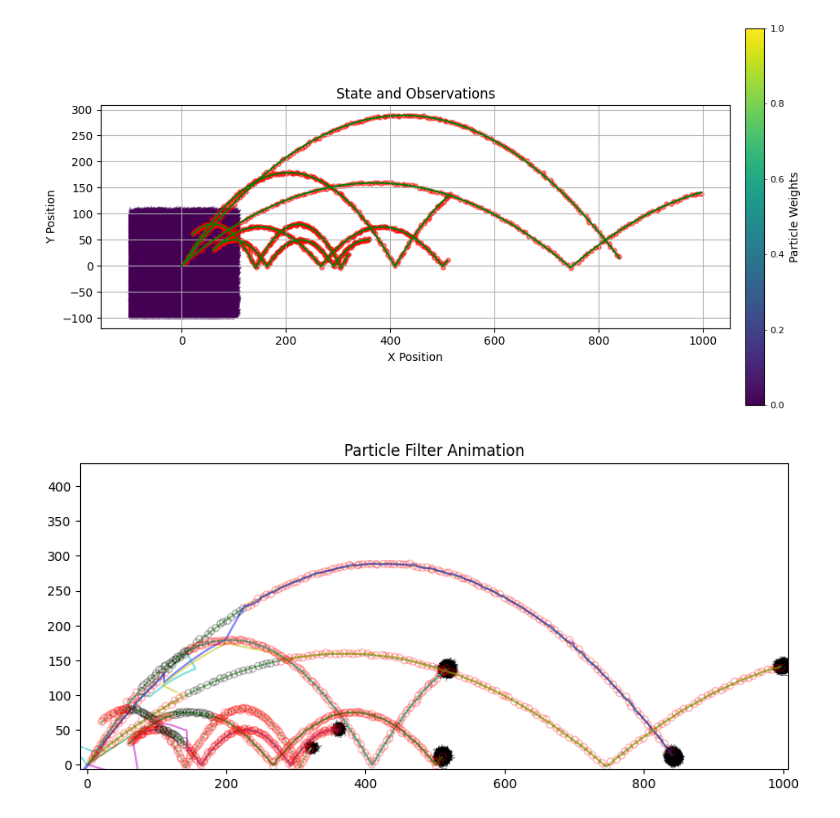
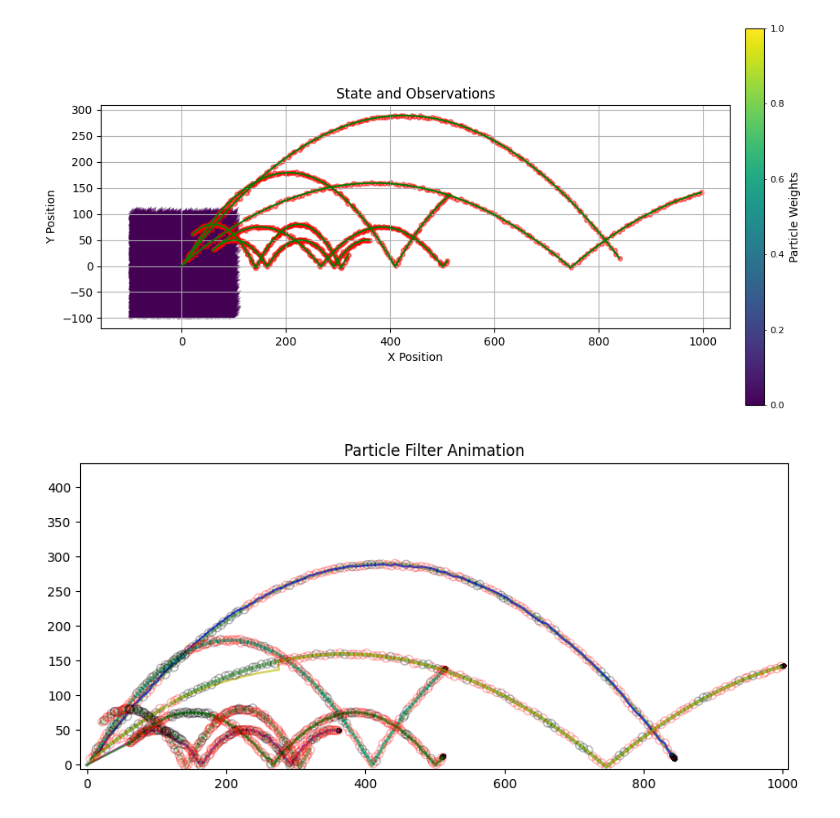
Before and after one commit to Horizon-42/particle_filter, a Jupyter notebook: run_partickle_filter.ipynb, the cells around one changed output. Cells and saved outputs as stored; diff of their text form; code cells hidden in the pictures.

```diff
--- a/run_partickle_filter.ipynb
+++ b/run_partickle_filter.ipynb
@@ -17,6 +17,7 @@ from ball_throwing_simulator import BallThrowingSimulator
 # Set ballnum and delta_t for transition
 ball_num = 6
 delta_t = 0.1
+particles_num = 20000
 # %%
 ## Set Observation Model
 ## create observ model for simulating and particle filter
@@ -64,7 +65,7 @@ $$V_x, V_y \in [0, 50]$$
 # %%
 from partickle_filter import ParticleFilter
 from transition_models import TransitionType
-pf = ParticleFilter(delta_t, 100000, 1,TransitionType.Normal, observ_model, pos_range=[-100, 100], speed_range=[0, 80])
+pf = ParticleFilter(delta_t, particles_num, 1,TransitionType.Normal, observ_model, pos_range=[-100, 100], speed_range=[0, 80])
 
 init_particles, init_weights = pf.init_particles, pf.init_weights
 
@@ -129,36 +130,31 @@ particles_quiver = ax.quiver(particles[:,0, 0], particles[:, 1, 0],
 
 estimated_trace_colors =['b-', 'c-', 'y-', 'w-', 'm-', 'g-']
 for i in range(ball_num):
-    obs_sc = ax.scatter([], [], s=30, marker='o', facecolors='none', edgecolors='black', alpha=0.3, zorder=5) # s is marker size
+    obs_sc = ax.scatter([], [], s=42, marker='o', facecolors='none', edgecolors='black', alpha=0.3, zorder=5) # s is marker size
     observ_slots.append(obs_sc)
-    true_state_plot, = ax.plot(states[0, 0, i], states[0, 1, i], 'g-', label='True State', alpha=0.5)
+    true_state_plot, = ax.plot(states[0, 0, i], states[0, 1, i], 'g-', label='True State', alpha=0.5, linewidth=3)
     state_slots.append(true_state_plot)
-    estimated_plot, = ax.plot([], [], estimated_trace_colors[i%ball_num], label=f'Estimated State {i}', alpha=0.5)
+    estimated_plot, = ax.plot([], [], estimated_trace_colors[i%ball_num], label=f'Estimated State {i}', alpha=0.7)
     estimated_slots.append(estimated_plot)
-
-    # draw clor bar
-    # cbar = plt.colorbar(sms[i], ax=ax, shrink=0.5, pad=0.02)
-    # cbar.set_label(f'Particle Weights {i}')
-    # # make colorbar smaller
-    # cbar.ax.tick_params(labelsize=8, length=2, width=0.2)
-
-# plt.legend()
 
 plt.savefig(f"outputs/frame_000.png", dpi=150)
 display(fig)
 
 # to show if observation is none
 observ_colors = [[1.0, 0.0, 0.0, 1.0]] * observations.shape[0]  # red for observed
-# non_observed_colors = [[0.0, 0.0, 0.0, 1.0]] * observations.shape[0]  # black for non-observed
+non_observed_colors = [[0.0, 0.0, 0.0, 1.0]] * observations.shape[0]  # black for non-observed
 
 has_no_observs = np.array([False]*observations.shape[0])
-
-print(observ_colors[:2])
-print(sms[0].to_rgba(weights).shape)
 
 has_no_observs[20:40] = True
 
 has_observ_thresh = 0.7
+
+# Lack of observations scenarios
+## Consider the situation of have less than ball_num ball was observed:
+## Just ignore the whole frame, and the particle will continue updating without observation
+## What about the different observe frequency?
+## Use random observation block to simulate different observation frequency
 
 # Store estimated states for each frame
 estimated_states = np.zeros((states.shape[0], ball_num, 4))
@@ -174,34 +170,33 @@ for frame in range(1, states.shape[0]):
     # estimate ball states
     for i in range(ball_num):
         estimated_states[frame, i, :] = np.mean(particles[pf.ball_indices == i, :, :], axis=0).flatten()
-    print(f"Frame {frame}, Estimated States: {estimated_states}")
 
     # Update particles, visualize weights with colormap
     particles_quiver.set_offsets(particles[:, :2, 0])
     particles_quiver.set_UVC(particles[:, 2, 0], particles[:, 3, 0])
     particles_quiver.set_color(sms[0].to_rgba(weights))
 
     for i in range(ball_num):
         obs_sc, true_state_plot, estimated_slot = observ_slots[i], state_slots[i], estimated_slots[i]
         true_state_plot.set_data(states[:frame+1, 0, i], states[:frame+1, 1, i])
 
         obs_sc.set_offsets(observations[:frame, :, i])
         obs_sc.set_edgecolors(observ_colors[:frame])
 
         estimated_slot.set_data(estimated_states[:frame+1, i, 0], estimated_states[:frame+1, i, 1])
 
     clear_output(wait=True)
     display(fig)
     # 保存帧
     plt.savefig(f"outputs/frame_{frame:03d}.png", dpi=150)
 
 # plt.close(fig)  # 完成后关闭图形
 plt.ioff()
 plt.close(fig)
 
 # save to gif
 gif_frames = [Image.open(f"outputs/frame_{frame:03d}.png") for frame in range(states.shape[0])]
 gif_path = "outputs/particle_filter_animation.gif"
 gif_frames[0].save(gif_path, save_all=True, append_images=gif_frames[1:], duration=300, loop=0)
 # %% [output]
-[figure, old version]
+[figure, new version]
```
Also changed, not shown: 1 other file.
